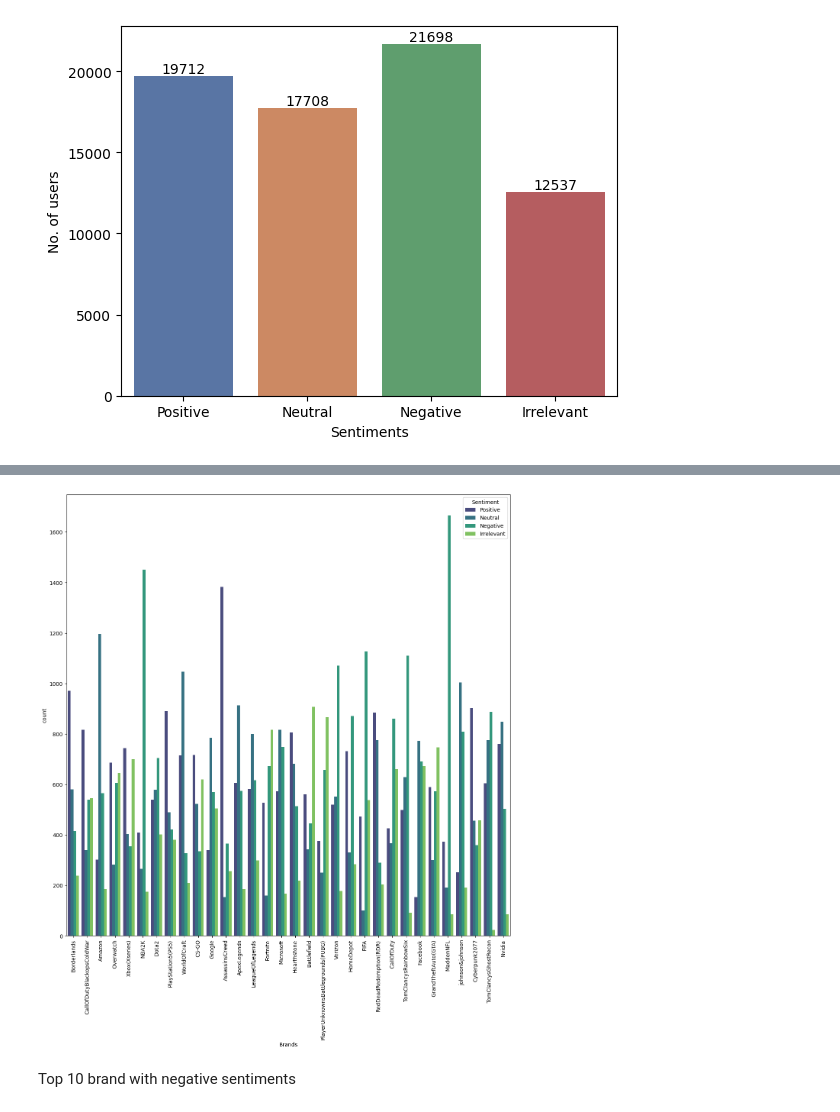
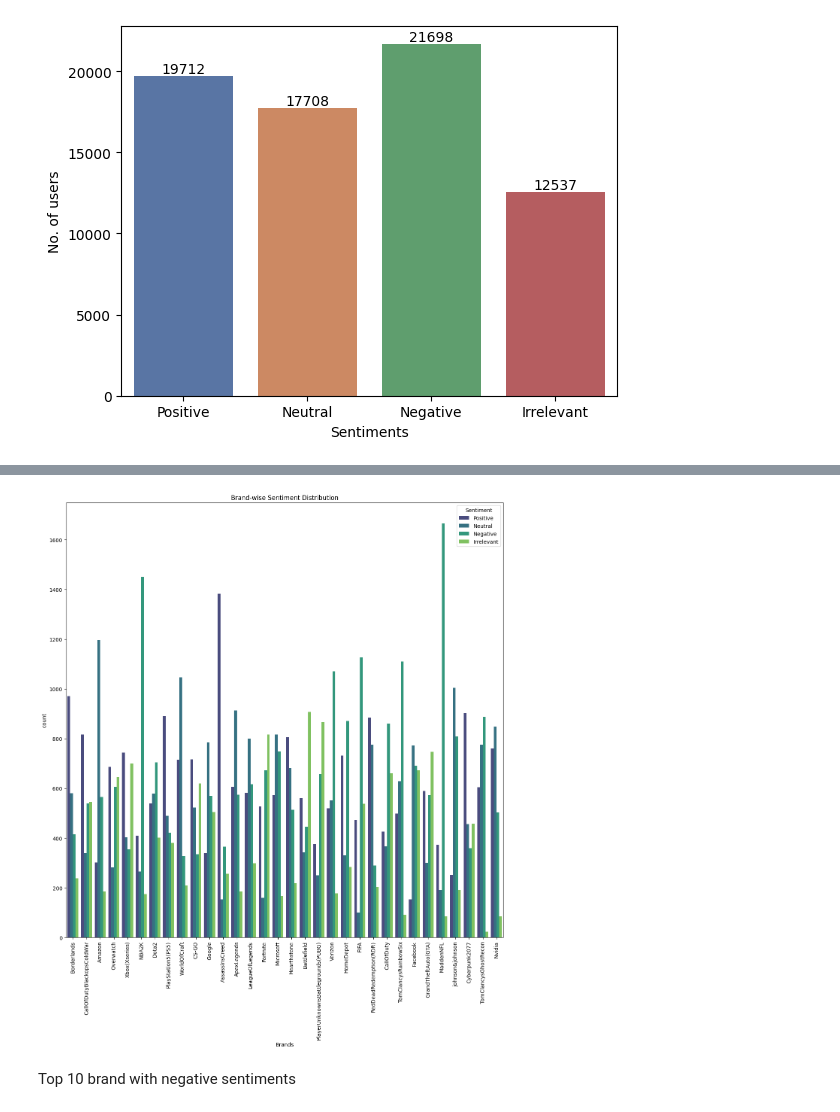
Before and after one commit to mayanksali05/PRODIGY_DS_04, a Jupyter notebook: task_4.ipynb, the cells around one changed output, grey strips where cells are left out. Saved outputs shown, nothing was run; the diff lists cells and outputs as text; code cells hidden in the pictures.

```diff
--- a/task_4.ipynb
+++ b/task_4.ipynb
@@ -163,10 +164,11 @@ Brands-wise Distribution
 # %%
 plt.figure(figsize=(15,15))
 sns.countplot(x="Brands", data=data, hue="Sentiment", palette="viridis")
 plt.xticks(rotation=90)
+plt.title("Brand-wise Sentiment Distribution")
 plt.show()
 # %% [output]
-[figure, old version]
+[figure, new version]
 # %% [markdown]
 Top 10 brand with negative sentiments
 # %%
```
Also changed, not shown: parts of 2 cells of this notebook.
